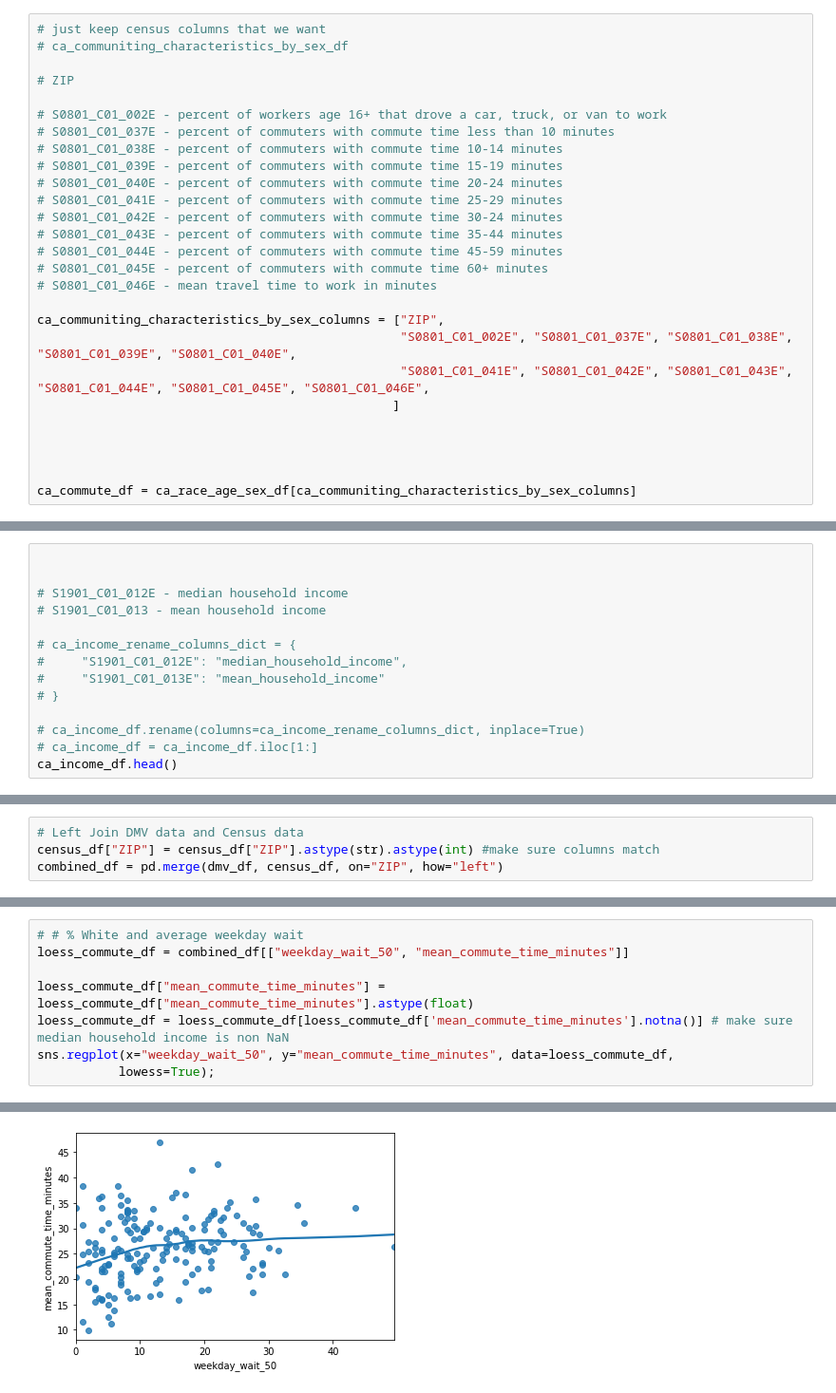
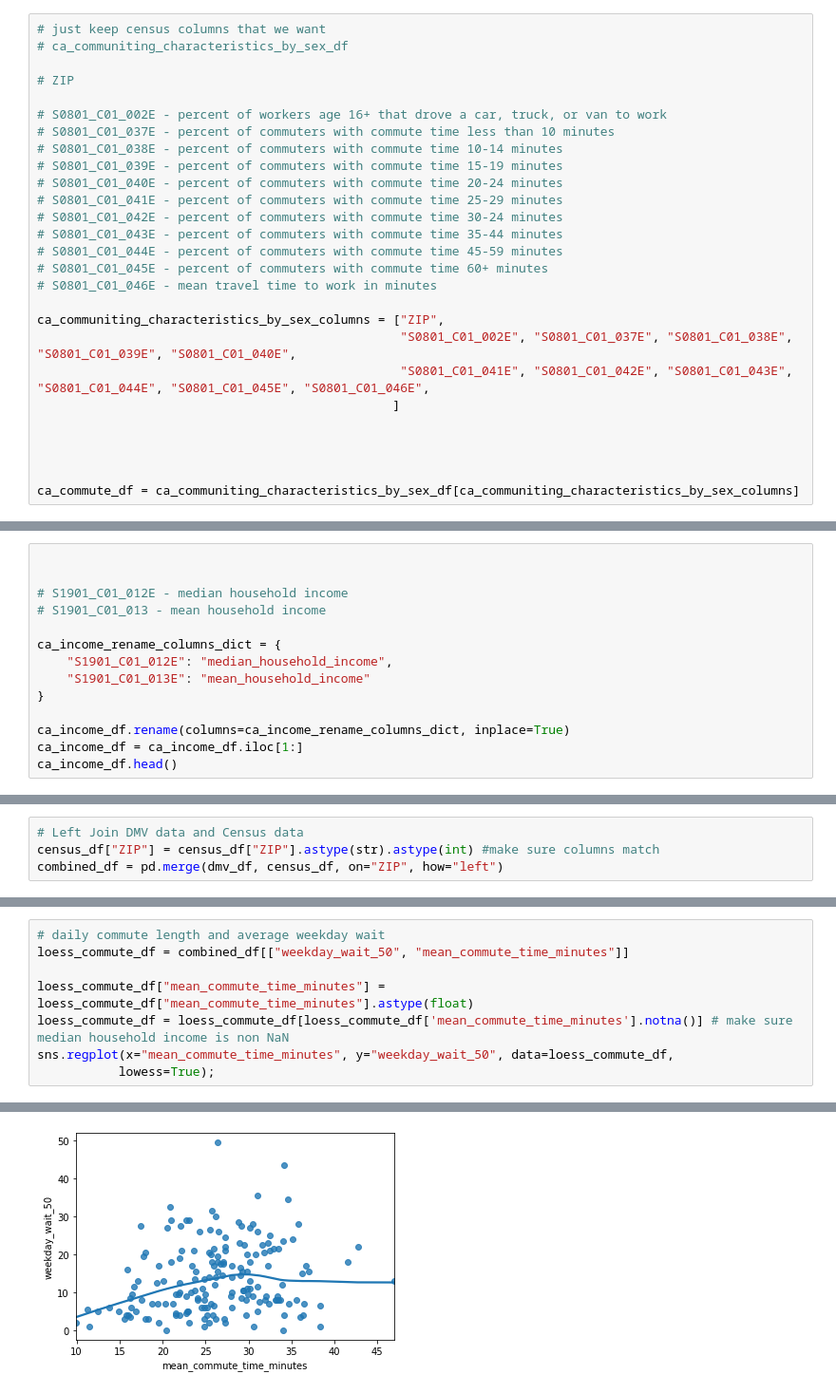
Before and after one commit to soodoku/wait, a Jupyter notebook: scripts/Sociodem.ipynb, the cells around one changed output, grey strips where cells are left out. Shown at 95% size. Saved outputs shown, nothing was run; the diff lists cells and outputs as text.

```diff
--- a/scripts/Sociodem.ipynb
+++ b/scripts/Sociodem.ipynb
@@ -105,7 +90,7 @@ ca_communiting_characteristics_by_sex_columns = ["ZIP",
 
 
 
-ca_commute_df = ca_race_age_sex_df[ca_communiting_characteristics_by_sex_columns]
+ca_commute_df = ca_communiting_characteristics_by_sex_df[ca_communiting_characteristics_by_sex_columns]
 # %%
 ca_commute_df.head()
 # %% [output]
@@ -241,13 +234,13 @@ ca_commute_df.head()
 # S1901_C01_012E - median household income
 # S1901_C01_013 - mean household income
 
-# ca_income_rename_columns_dict = {
-#     "S1901_C01_012E": "median_household_income",
-#     "S1901_C01_013E": "mean_household_income"
-# }
+ca_income_rename_columns_dict = {
+    "S1901_C01_012E": "median_household_income",
+    "S1901_C01_013E": "mean_household_income"
+}
 
-# ca_income_df.rename(columns=ca_income_rename_columns_dict, inplace=True)
-# ca_income_df = ca_income_df.iloc[1:]
+ca_income_df.rename(columns=ca_income_rename_columns_dict, inplace=True)
+ca_income_df = ca_income_df.iloc[1:]
 ca_income_df.head()
 # %% [output]
 A value is trying to be set on a copy of a slice from a DataFrame
@@ -341,15 +385,15 @@ See the caveats in the documentation: https://pandas.pydata.org/pandas-docs/stab
 # %%
-# # % White and average weekday wait
+# daily commute length and average weekday wait
 loess_commute_df = combined_df[["weekday_wait_50", "mean_commute_time_minutes"]]
 
 loess_commute_df["mean_commute_time_minutes"] = loess_commute_df["mean_commute_time_minutes"].astype(float)
 loess_commute_df = loess_commute_df[loess_commute_df['mean_commute_time_minutes'].notna()] # make sure median household income is non NaN
-sns.regplot(x="weekday_wait_50", y="mean_commute_time_minutes", data=loess_commute_df,
+sns.regplot(x="mean_commute_time_minutes", y="weekday_wait_50", data=loess_commute_df,
            lowess=True);
 # %% [output]
 A value is trying to be set on a copy of a slice from a DataFrame.
 Try using .loc[row_indexer,col_indexer] = value instead
 
 See the caveats in the documentation: https://pandas.pydata.org/pandas-docs/stable/user_guide/indexing.html#returning-a-view-versus-a-copy
   loess_commute_df["mean_commute_time_minutes"] = loess_commute_df["mean_commute_time_minutes"].astype(float)
-[figure, old version]
+[figure, new version]
```
Also changed, not shown: parts of 14 cells of this notebook.
